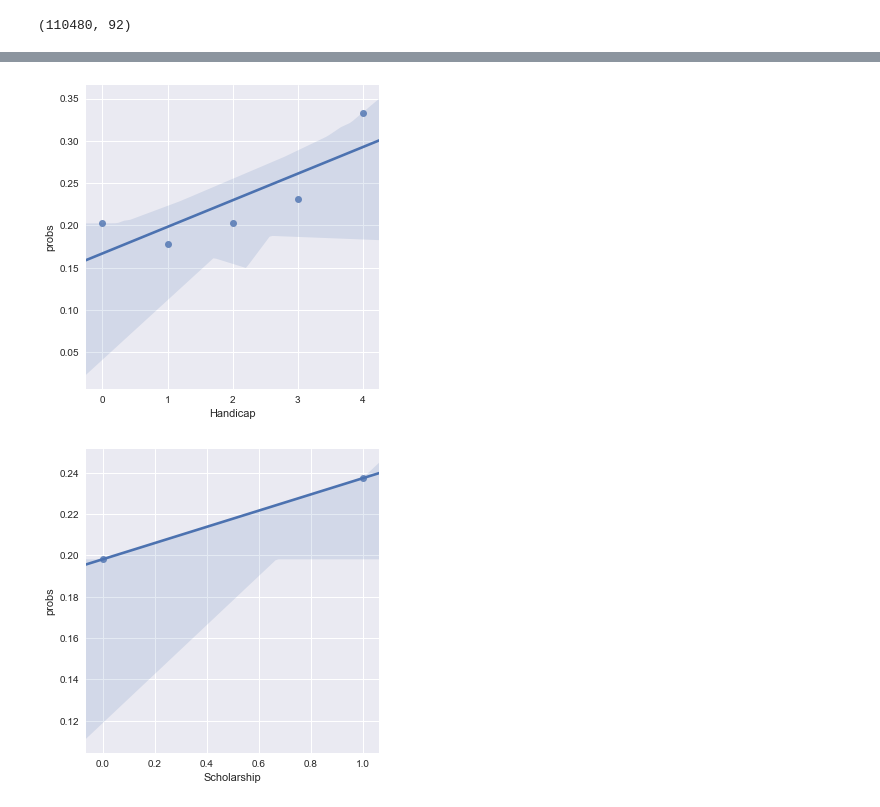
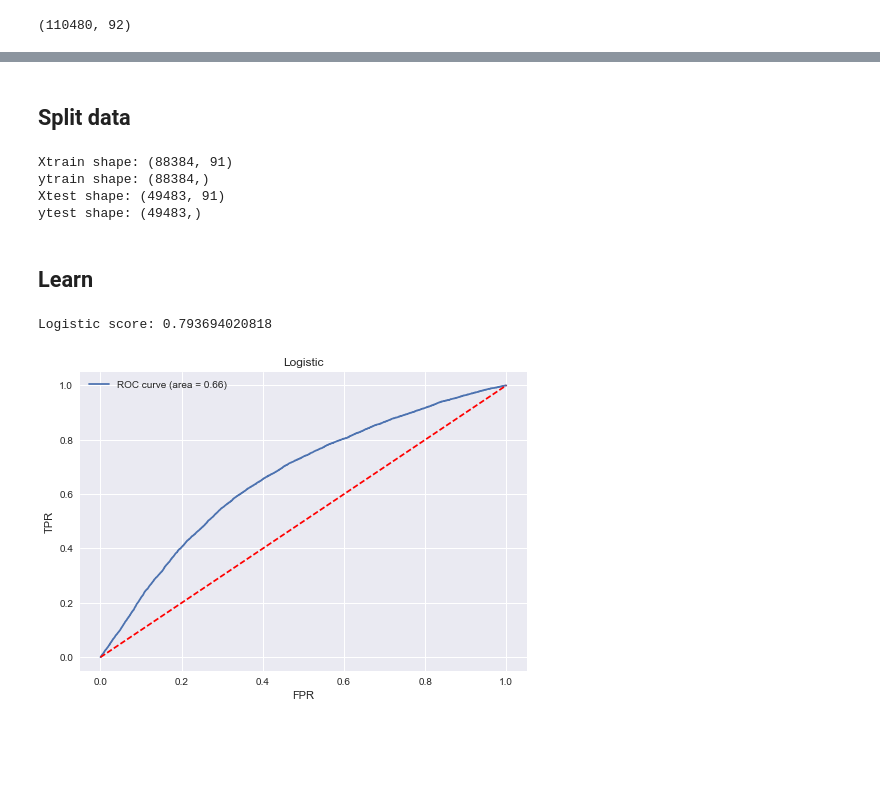
Before and after one commit to munozalexander/NoShow-Prediction, a Jupyter notebook: NoShows.ipynb, the cells around one changed output, grey strips where cells are left out. Drawn from its saved outputs; the diff is of its cells as text; code cells hidden in the pictures; blank space fills up the shorter version.

```diff
--- a/NoShows.ipynb
+++ b/NoShows.ipynb
@@ -74,10 +104,42 @@ plt.show()
-# %%
-sns.lmplot(x='Handicap', y='probs', data=feature_probs(data, 'Handicap'))
-plt.show()
-# %% [output]
-[figure, removed]
-# %%
-sns.lmplot(x='Scholarship', y='probs', data=feature_probs(data, 'Scholarship'))
-plt.show()
-# %% [output]
-[figure, removed]
+# %% [markdown]
+## Split data
+# %%
+# train on 80%
+train_idx = np.random.choice(range(data.shape[0]), int(0.8*data.shape[0]))
+traindata = data.iloc[train_idx,:]
+testdata = data.iloc[list(set(range(data.shape[0]))-set(train_idx)),:]
+ytrain = traindata.Noshow
+Xtrain = traindata.drop('Noshow', axis=1)
+ytest = testdata.Noshow
+Xtest = testdata.drop('Noshow', axis=1)
+print("Xtrain shape:", Xtrain.shape)
+print("ytrain shape:", ytrain.shape)
+print("Xtest shape:", Xtest.shape)
+print("ytest shape:", ytest.shape)
+# %% [output]
+Xtrain shape: (88384, 91)
+ytrain shape: (88384,)
+Xtest shape: (49483, 91)
+ytest shape: (49483,)
+# %% [markdown]
+## Learn
+# %%
+# logistic regression
+model = LogisticRegression()
+model.fit(Xtrain, ytrain)
+preds = model.predict_proba(Xtest)[:,1]
+fpr, tpr, thresholds = roc_curve(ytest, preds)
+model_auc = auc(fpr,tpr)
+
+print("Logistic score:", model.score(Xtest, ytest))
+plt.plot(fpr, tpr, label='ROC curve (area = {:.2f})'.format(model_auc))
+plt.plot([0,1], [0,1], '--', c='r')
+plt.xlabel('FPR')
+plt.ylabel('TPR')
+plt.title('Logistic')
+plt.legend()
+plt.savefig('Figures/logistic.pdf')
+plt.show()
+# %% [output]
+Logistic score: 0.793694020818
+[figure, added]
```
Also changed, not shown: parts of 15 cells of this notebook, 8 other files.
